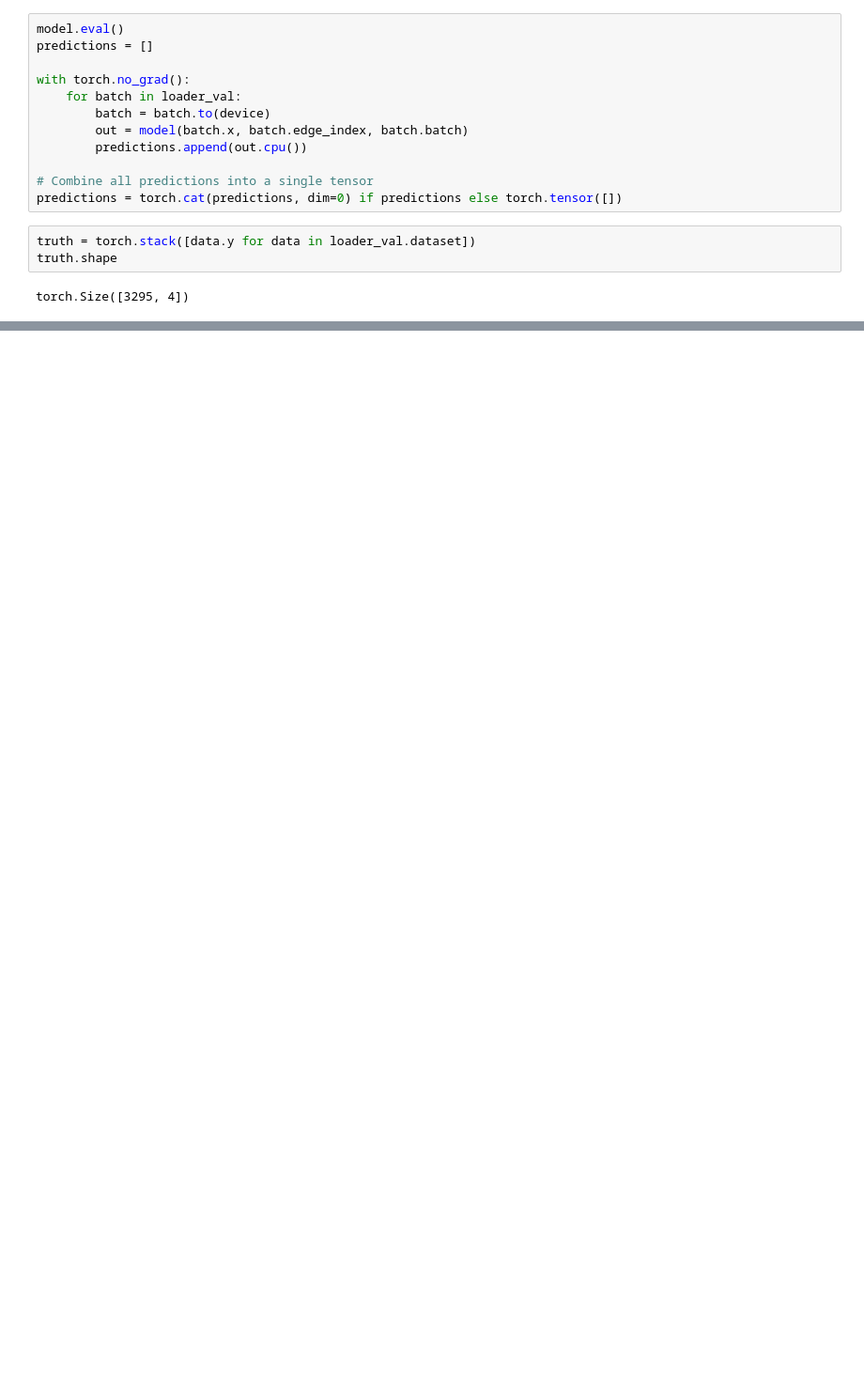
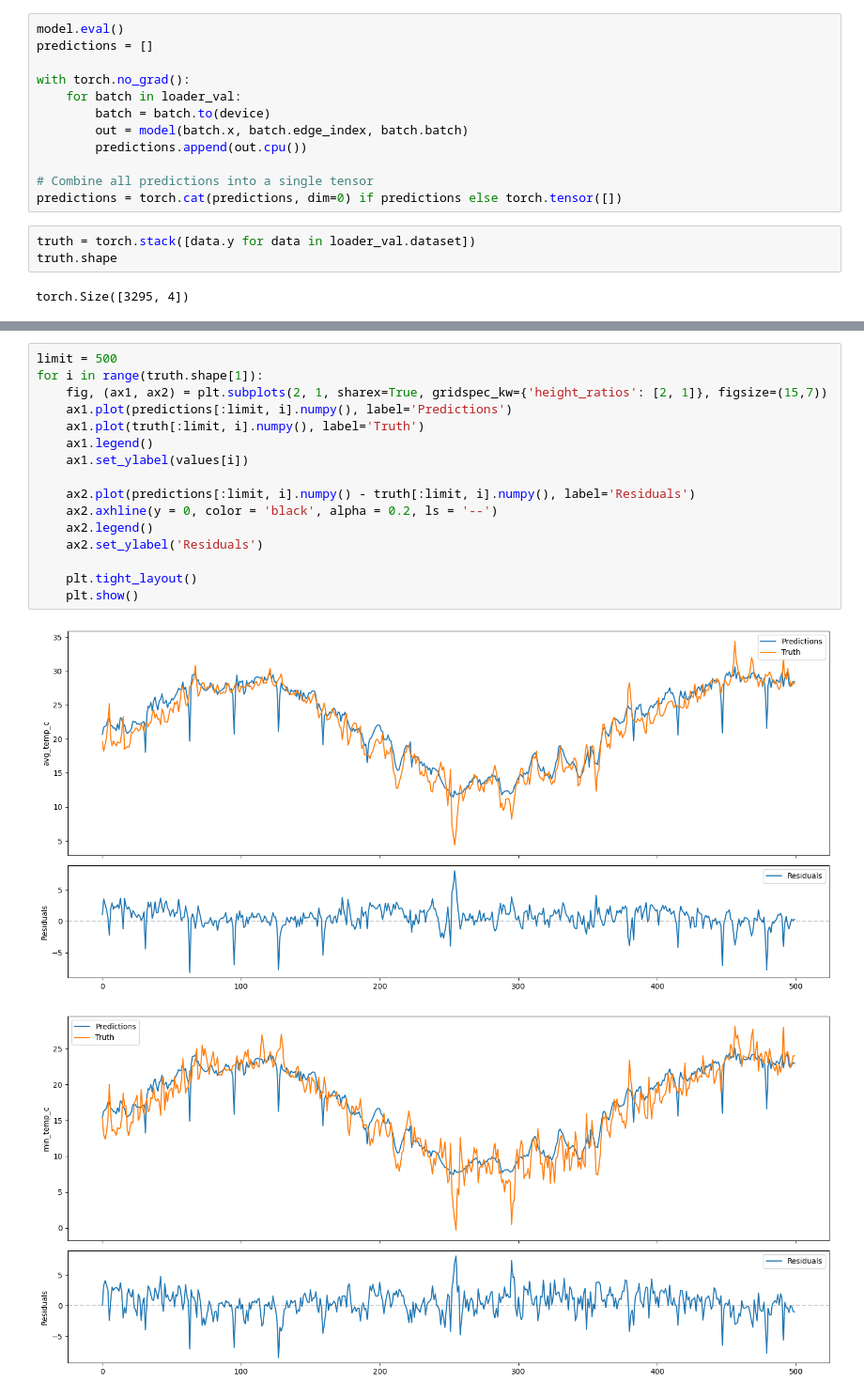
Before and after one commit to GiorgosChr/Time-Series-Forecasting, a Jupyter notebook: Weather Forecast/training.ipynb, the cells around one changed output, grey strips where cells are left out. Shown at 94% size. Saved outputs shown, nothing was run; the diff lists cells and outputs as text; blank space fills up the shorter version.

```diff
--- a/Weather Forecast/training.ipynb
+++ b/Weather Forecast/training.ipynb
@@ -286 +303,20 @@ for i in range(truth.shape[1]):
 [figure]
+# %%
+limit = 500
+for i in range(truth.shape[1]):
+    fig, (ax1, ax2) = plt.subplots(2, 1, sharex=True, gridspec_kw={'height_ratios': [2, 1]}, figsize=(15,7))
+    ax1.plot(predictions[:limit, i].numpy(), label='Predictions')
+    ax1.plot(truth[:limit, i].numpy(), label='Truth')
+    ax1.legend()
+    ax1.set_ylabel(values[i])
+
+    ax2.plot(predictions[:limit, i].numpy() - truth[:limit, i].numpy(), label='Residuals')
+    ax2.axhline(y = 0, color = 'black', alpha = 0.2, ls = '--')
+    ax2.legend()
+    ax2.set_ylabel('Residuals')
+
+    plt.tight_layout()
+    plt.show()
+# %% [output]
+[figure, added]
+[figure, added]
```
Also changed, not shown: parts of 9 cells of this notebook.
